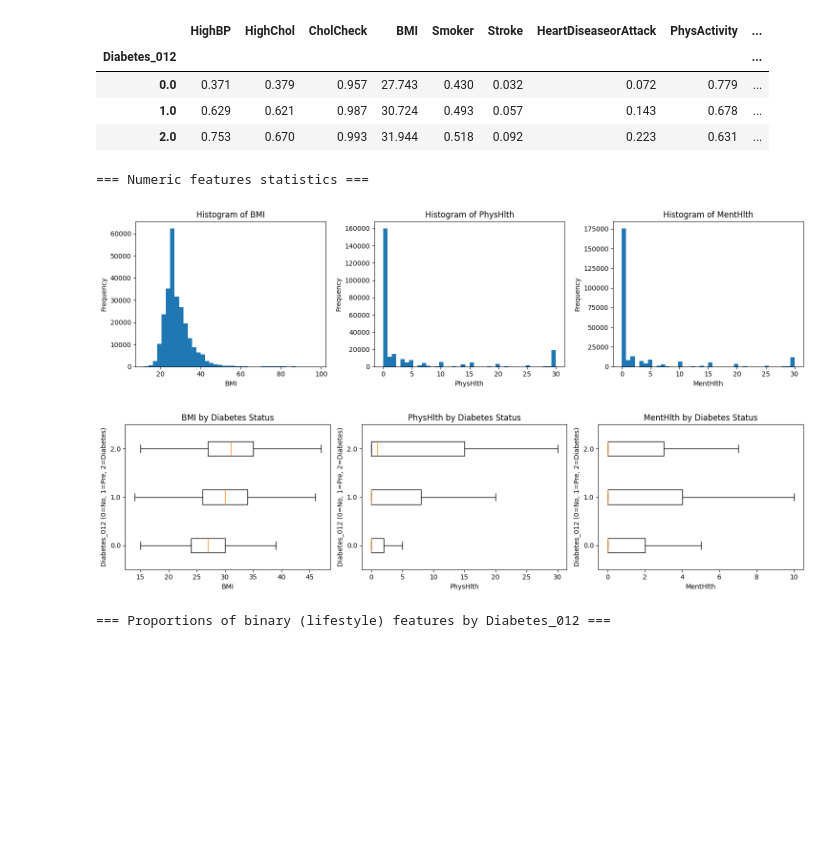
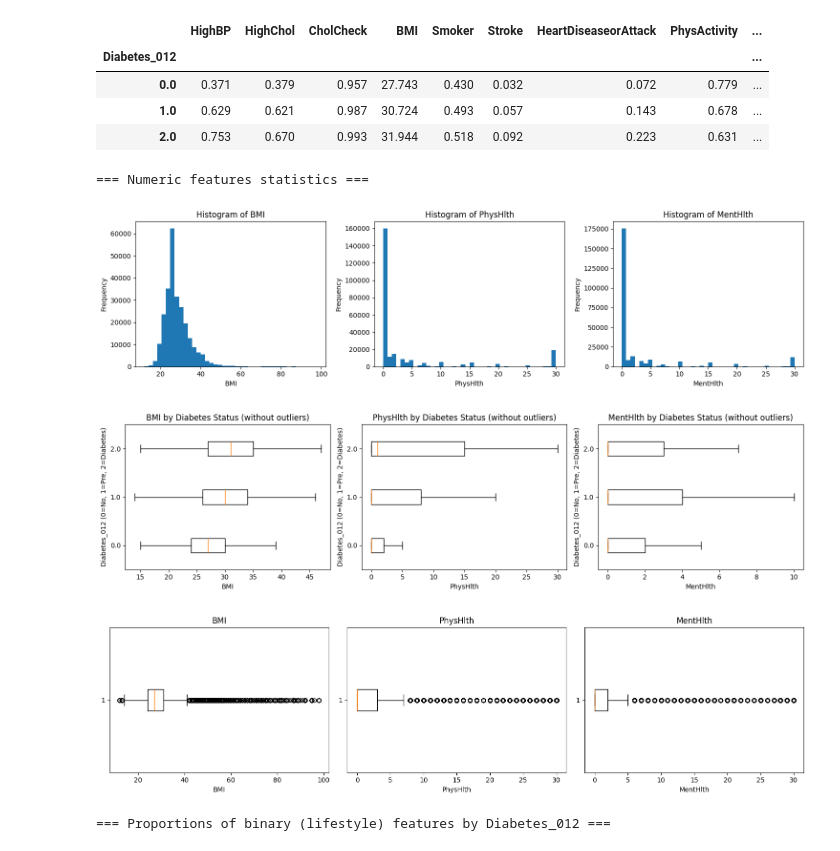
Before and after one commit to KevinSpadesAce/Diabete-Data-Mining, a Jupyter notebook: data_understanding.ipynb, the cells around one changed output. Saved outputs shown, nothing was run; the diff lists cells and outputs as text; code cells hidden in the pictures; blank space fills up the shorter version.

```diff
--- a/test.ipynb
+++ b/data_understanding.ipynb
@@ -287,35 +300,54 @@ plt.tight_layout()
 plt.show()
 
 ## Boxplots by Diabetes_012
 plt.figure(figsize=(15, 4))
 
 groups = sorted(raw['Diabetes_012'].unique())
 
 for i, feature in enumerate(numeric_features, 1):
     plt.subplot(1, 3, i)
 
     data = [
         raw.loc[raw['Diabetes_012'] == g, feature]
         for g in groups
     ]
 
     plt.boxplot(
         data,
         vert=False,
         tick_labels=groups,
         showfliers=False
     )
 
-    plt.title(f'{feature} by Diabetes Status')
+    plt.title(f'{feature} by Diabetes Status (without outliers)')
     plt.xlabel(feature)
     plt.ylabel('Diabetes_012 (0=No, 1=Pre, 2=Diabetes)')
 
 plt.tight_layout()
 plt.show()
+
+## Boxplots of BMI, PhysHlth, MentHlth (with outliers)
+plt.figure(figsize=(15, 4))
+
+for i, feature in enumerate(numeric_features, 1):
+    plt.subplot(1, len(numeric_features), i)
+
+    plt.boxplot(
+        raw[feature],
+        vert=False,
+        showfliers=True
+    )
+
+    plt.title(feature)
+    plt.xlabel(feature)
+
+plt.tight_layout()
+plt.show()
 # %% [output]
 === Numeric features statistics ===
 [figure]
-[figure, old version]
+[figure, new version]
+[figure, added]
 # %%
 # Proportions of binary features by Diabetes_012
 print("\n=== Proportions of binary (lifestyle) features by Diabetes_012 ===")
```
Also changed, not shown: parts of 3 cells of this notebook, 4 other files.
